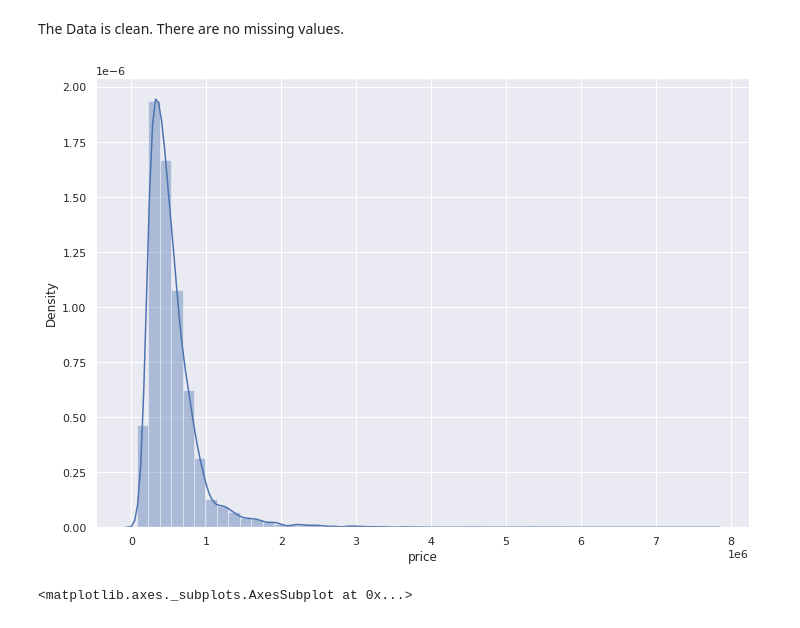
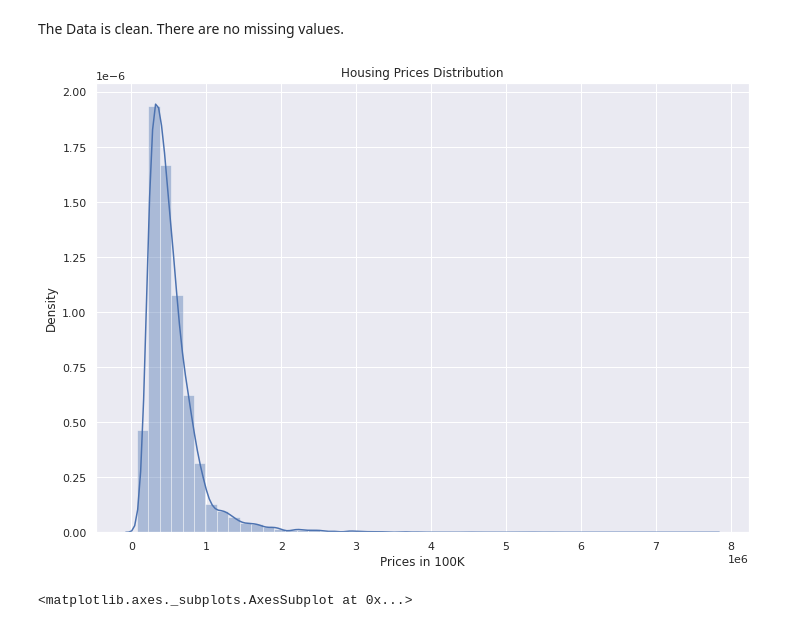
Before and after one commit to ketkiambekar/housing-prices-prediction, a Jupyter notebook: King_County_Housing_Prices.ipynb, the cells around one changed output. Cells and saved outputs as stored; diff of their text form; code cells hidden in the pictures.

```diff
--- a/King_County_Housing_Prices.ipynb
+++ b/King_County_Housing_Prices.ipynb
@@ -152,10 +155,12 @@ The Data is clean. There are no missing values.
 # %%
 #Viewing price distribution
 sns.set(rc={'figure.figsize':(11.7,8.27)})
 sns.distplot(housing_data['price'], bins=50)
+plt.title("Housing Prices Distribution")
+plt.xlabel("Prices in 100K")
 plt.show()
 # %% [output]
-[figure, old version]
+[figure, new version]
 # %%
 #Calculating Correlation Matrix
 correlation_matrix = housing_data.corr().round(2)
```
Also changed, not shown: parts of 9 cells of this notebook.
